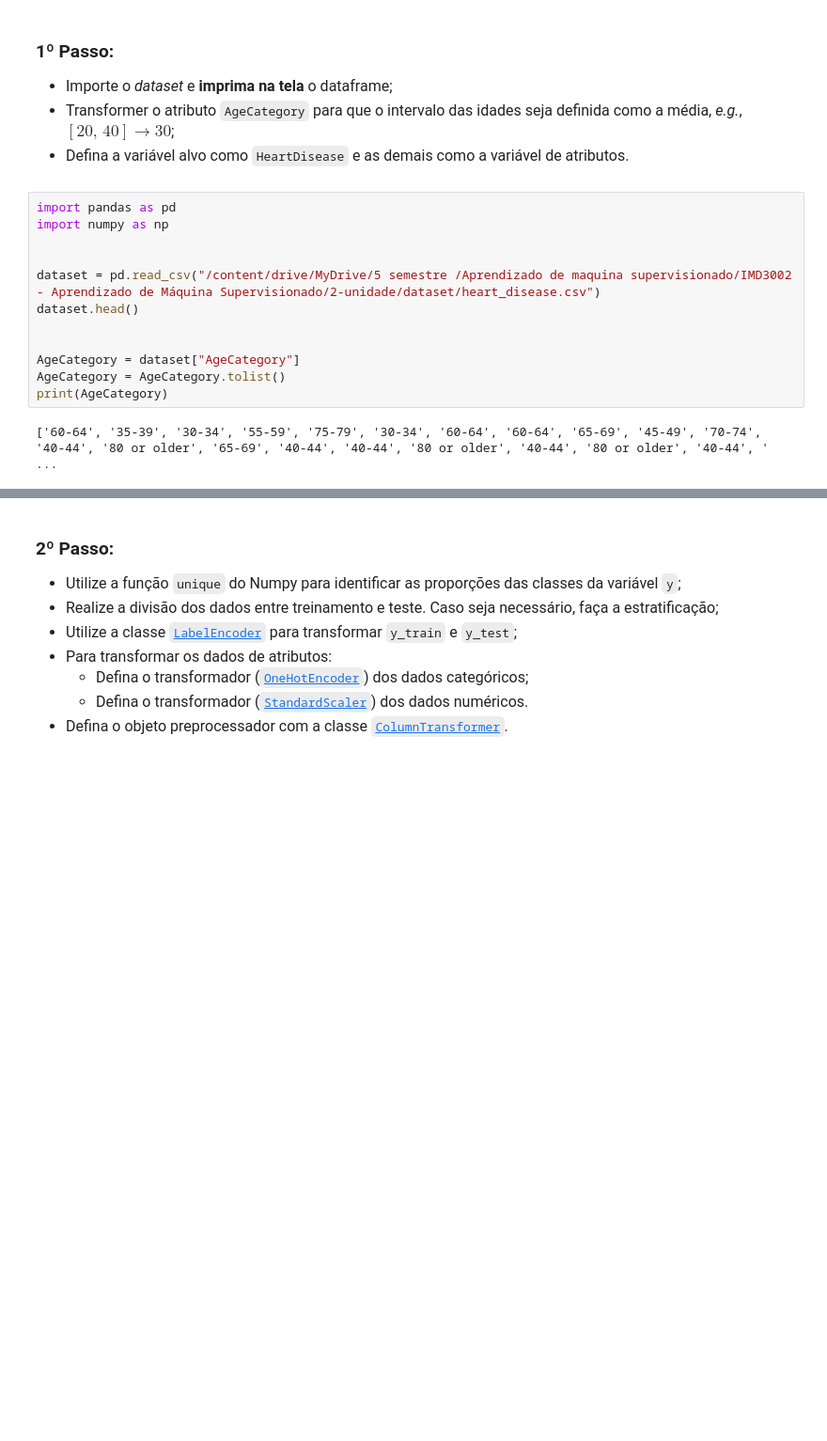
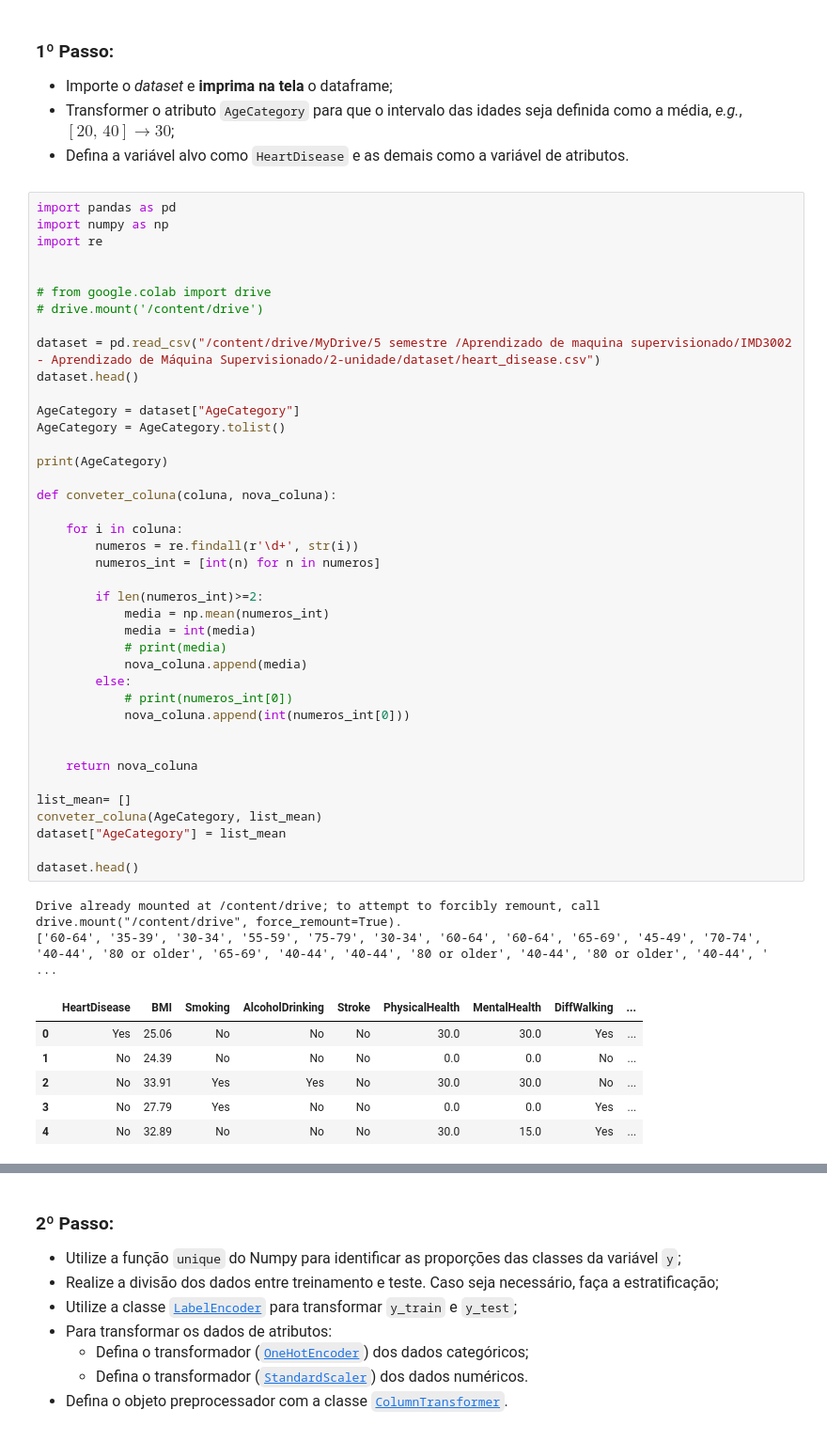
Before and after one commit to Alomyr/Apredizado-de-maquina-supervisonado, a Jupyter notebook: Unidade02/Atividades/atividade4.ipynb, the cells around one changed output, grey strips where cells are left out. Shown at 94% size. Saved outputs shown, nothing was run; the diff lists cells and outputs as text; blank space fills up the shorter version.

Commit message:
sobe a questao 01 finalizada do dataset de doenças cardiacas

```diff
--- a/Unidade02/Atividades/atividade4.ipynb
+++ b/Unidade02/Atividades/atividade4.ipynb
@@ -23,14 +23,49 @@ Com base no *dataset* de [Doenças Cardíacas](https://www.kaggle.com/datasets/k
 # %%
 import pandas as pd
 import numpy as np
+import re
 
+
+# from google.colab import drive
+# drive.mount('/content/drive')
 
 dataset = pd.read_csv("/content/drive/MyDrive/5 semestre /Aprendizado de maquina supervisionado/IMD3002 - Aprendizado de Máquina Supervisionado/2-unidade/dataset/heart_disease.csv")
 dataset.head()
 
-
 AgeCategory = dataset["AgeCategory"]
 AgeCategory = AgeCategory.tolist()
+
 print(AgeCategory)
+
+def conveter_coluna(coluna, nova_coluna):
+
+    for i in coluna:
+        numeros = re.findall(r'\d+', str(i))
+        numeros_int = [int(n) for n in numeros]
+
+        if len(numeros_int)>=2:
+            media = np.mean(numeros_int)
+            media = int(media)
+            # print(media)
+            nova_coluna.append(media)
+        else:
+            # print(numeros_int[0])
+            nova_coluna.append(int(numeros_int[0]))
+
+
+    return nova_coluna
+
+list_mean= []
+conveter_coluna(AgeCategory, list_mean)
+dataset["AgeCategory"] = list_mean
+
+dataset.head()
 # %% [output]
+Drive already mounted at /content/drive; to attempt to forcibly remount, call drive.mount("/content/drive", force_remount=True).
 ['60-64', '35-39', '30-34', '55-59', '75-79', '30-34', '60-64', '60-64', '65-69', '45-49', '70-74', '40-44', '80 or older', '65-69', '40-44', '40-44', '80 or older', '40-44', '80 or older', '40-44', ' ...
+|  | HeartDisease | BMI | Smoking | AlcoholDrinking | Stroke | PhysicalHealth | MentalHealth | DiffWalking | ... |
+| 0 | Yes | 25.06 | No | No | No | 30.0 | 30.0 | Yes | ... |
+| 1 | No | 24.39 | No | No | No | 0.0 | 0.0 | No | ... |
+| 2 | No | 33.91 | Yes | Yes | No | 30.0 | 30.0 | No | ... |
+| 3 | No | 27.79 | Yes | No | No | 0.0 | 0.0 | Yes | ... |
+| 4 | No | 32.89 | No | No | No | 30.0 | 15.0 | Yes | ... |
```
Also changed, not shown: parts of 1 cell of this notebook.
